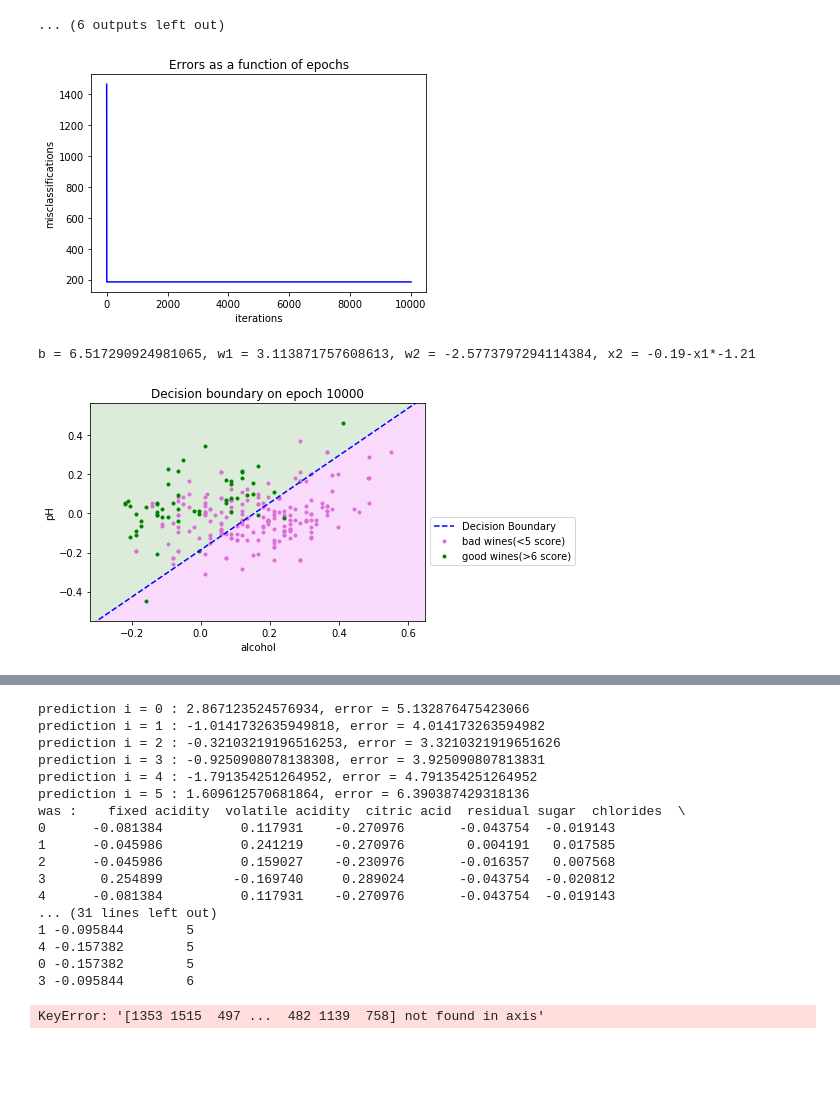
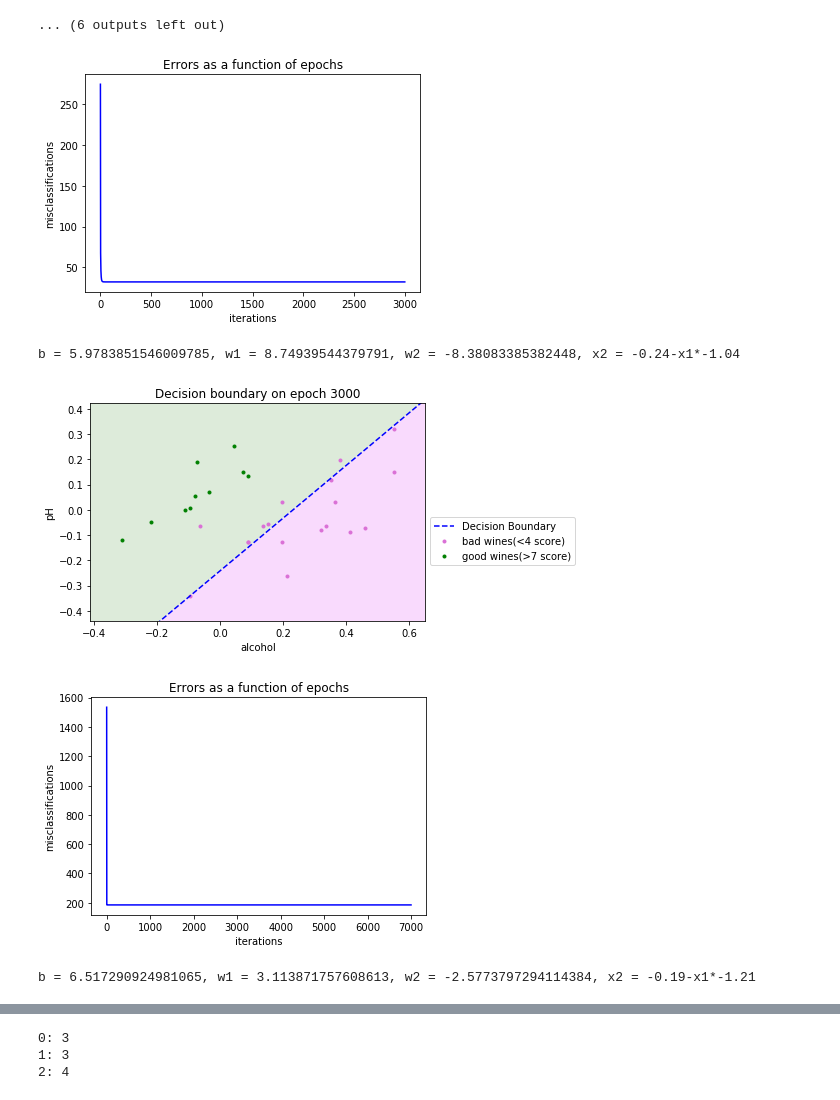
Before and after one commit to tsergien/sommelier, a Jupyter notebook: perceptron.ipynb, the cells around one changed output, grey strips where cells are left out. Cells and saved outputs as stored; diff of their text form; code cells hidden in the pictures; blank space fills up the shorter version.

Commit message:
k_folds

```diff
--- a/perceptron.ipynb
+++ b/perceptron.ipynb
@@ -295,34 +295,37 @@ class Adaline(object):
                 step(x, y, d)
         else:
             while self.res[-1][1] > 0:
                 step(x, y, d)
         return
 
     def predict(self, x):
         return dot(self.w, x)
 
 
 def prepare_data_and_train_ada(wine_data: pd.DataFrame, learning_rate, \
                                factors: list, wines_threshs: list, epochs: int, online=True):
     ada = Adaline(wines_threshs[1], learning_rate, epochs)
     part = wine_data[wine_data.quality.isin(wines_threshs)]
     part.index = range(len(part))
     x = part[factors].values
     d = part['quality']
     ada.train(x, d, online)
     plot_performance(ada.res, part, wines_threshs[1], wines_threshs[0], factors, ada.current_epoch)
     return
 
 
 # learning_rate, online = 0.04, False
 learning_rate, online = 0.4, True
 
 # showtime
 # prepare_data_and_train_ada(red_df, 0.4, ['alcohol', 'pH'], [3, 8], 50)
 # prepare_data_and_train_ada(red_df, 0.001, ['alcohol', 'pH'], [3, 8], 50)
 
-prepare_data_and_train_ada(red_df, learning_rate, ['alcohol', 'pH'], [4, 7], 10000, online)
+prepare_data_and_train_ada(red_df, learning_rate, ['alcohol', 'pH'], [3, 8], 3000, online)
+prepare_data_and_train_ada(red_df, learning_rate, ['alcohol', 'pH'], [4, 7], 7000, online)
 # %% [output]
-[figure, old version]
+[figure, new version]
-b = 6.517290924981065, w1 = 3.113871757608613, w2 = -2.5773797294114384, x2 = -0.19-x1*-1.21
+b = 5.9783851546009785, w1 = 8.74939544379791, w2 = -8.38083385382448, x2 = -0.24-x1*-1.04
-[figure, old version]
+[figure, new version]
+[figure, added]
+b = 6.517290924981065, w1 = 3.113871757608613, w2 = -2.5773797294114384, x2 = -0.19-x1*-1.21
@@ -337,65 +341,55 @@ b = 6.517290924981065, w1 = 3.113871757608613, w2 = -2.5773797294114384, x2 = -0
 
 def holdout(wine_data: pd.DataFrame, train_part=0.8):
     train_amount = int(wine_data.shape[0] * train_part)
+    print(f'train amonunt = {train_amount}')
+    print(f'valid amonunt = {wine_data.shape[0] - train_amount}')
     training_df = wine_data.sample(n=train_amount)
     validation_df = wine_data.drop(training_df.index)
     return (training_df, validation_df)
 
-(training_df, validation_df) = holdout(red_df)
-ada = Adaline(8, 0.4, 10000)
-tr, val = training_df[training_df.quality.isin([3, 8])], validation_df[validation_df.quality.isin([3, 8])]
-tr.index, val.index = range(len(tr)), range(len(val))
-x, val_x = tr[['pH', 'alcohol']].values, val[['pH', 'alcohol']].values
-d, val_d = tr['quality'], val['quality']
-ada.train(x, d)
-for j in range(len(val_x)):
-    print(f'prediction i = {j} : {ada.predict(val_x[j])}, error = {val_d[j] - ada.predict(val_x[j])}')
+# (training_df, validation_df) = holdout(red_df)
+# ada = Adaline(8, 0.4, 10000)
+# tr, val = training_df[training_df.quality.isin([3, 8])], validation_df[validation_df.quality.isin([3, 8])]
+# tr.index, val.index = range(len(tr)), range(len(val))
+# x, val_x = tr[['pH', 'alcohol']].values, val[['pH', 'alcohol']].values
+# d, val_d = tr['quality'], val['quality']
+# ada.train(x, d)
+# for j in range(len(val_x)):
+#     print(f'prediction i = {j} : {ada.predict(val_x[j])}, error = {val_d[j] - ada.predict(val_x[j])}')
 
 
 
 def k_fold(wine_data: pd.DataFrame, k=3, shuffle=False):
-    print(f'was : {wine_data}')
+#     print(f'was : {wine_data}')
     if shuffle:
         print('shuffling')
         wine_data = wine_data.sample(frac=1, random_state=1, axis=0)
-    print(f'shuffled : {wine_data}')
+#     print(f'shuffled : {wine_data}')
 
     folds = []
-    training = []
-    cross_valid = []
     rest = wine_data
     amount = int(wine_data.shape[0] / k)
     last_amount = wine_data.shape[0] - amount * k
     for i in range(k-1):
-        folds.append(rest.sample(n=amount))
-        rest = rest.drop(training_df.index)
-    folds.append(rest.sample(n=last_amount))
+        training_temp = rest.sample(n=amount)
+        folds.append(training_temp)
+        rest = rest.drop(training_temp.index)
+#     folds.append(rest.sample(n=last_amount))
+    folds.append(rest)
 
     res = []
     for i in range(k):
-        res.append(folds[i], wine_data.drop(folds[i].index))
+        res.append([folds[i], wine_data.drop(folds[i].index)]) # (trainig, validation)
     return res
 
 
-k_folds = k_fold(red_df[:5], 5, True)
-print(f'0: {len(k_folds[0])}')
-print(f'4: {len(k_folds[4])}')
+k_folds = k_fold(red_df[:10], 3)
+
+# k_folds = k_fold(red_df[:10], 4, True)
+print(f'0: {len(k_folds[0][0])}')
+print(f'1: {len(k_folds[1][0])}')
+print(f'2: {len(k_folds[2][0])}')
 # %% [output]
-prediction i = 0 : 2.867123524576934, error = 5.132876475423066
-prediction i = 1 : -1.0141732635949818, error = 4.014173263594982
-prediction i = 2 : -0.32103219196516253, error = 3.3210321919651626
-prediction i = 3 : -0.9250908078138308, error = 3.925090807813831
-prediction i = 4 : -1.791354251264952, error = 4.791354251264952
-prediction i = 5 : 1.609612570681864, error = 6.390387429318136
-was :    fixed acidity  volatile acidity  citric acid  residual sugar  chlorides  \
-0      -0.081384          0.117931    -0.270976       -0.043754  -0.019143
-1      -0.045986          0.241219    -0.270976        0.004191   0.017585
-2      -0.045986          0.159027    -0.230976       -0.016357   0.007568
-3       0.254899         -0.169740     0.289024       -0.043754  -0.020812
-4      -0.081384          0.117931    -0.270976       -0.043754  -0.019143
-... (31 lines left out)
-1 -0.095844        5
-4 -0.157382        5
-0 -0.157382        5
-3 -0.095844        6
+0: 3
+1: 3
+2: 4
-KeyError: '[1353 1515  497 ...  482 1139  758] not found in axis'
```
Also changed, not shown: parts of 1 cell of this notebook.
